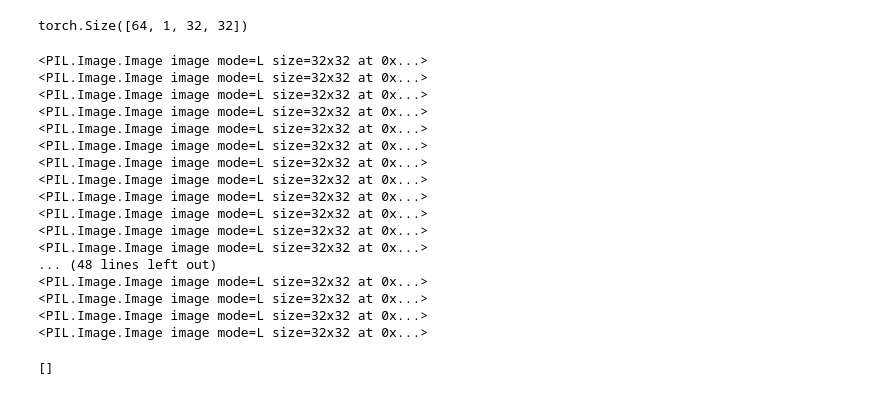
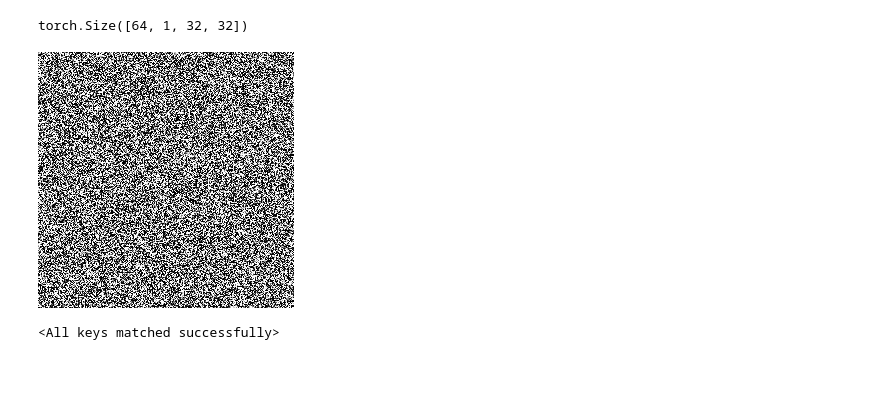
Before and after one commit to ericflip/ddpm, a Jupyter notebook: ddpm/sampling.ipynb, the cells around one changed output. Drawn from its saved outputs; the diff is of its cells as text; code cells hidden in the pictures.

Commit message:
initialize unet from checkpoint

```diff
--- a/ddpm/sampling.ipynb
+++ b/ddpm/sampling.ipynb
@@ -77,7 +77,8 @@ T = 1000
 diffusion = GaussianDiffusion(
     beta_start=beta_start,
     beta_end=beta_end,
-    timesteps=T
+    timesteps=T,
+    device="cuda"
 )
 # %%
 noise = torch.randn_like(X)
@@ -201,24 +202,25 @@ def batch_to_images(batch):
 
 
     return images
+
+def make_image_grid(images: list[Image.Image], rows: int, cols: int, resize: int = None) -> Image.Image:
+    """
+    Prepares a single grid of images. Useful for visualization purposes.
+    """
+    assert len(images) == rows * cols
+
+    if resize is not None:
+        images = [img.resize((resize, resize)) for img in images]
+
+    w, h = images[0].size
+    grid = Image.new("RGB", size=(cols * w, rows * h))
+
+    for i, img in enumerate(images):
+        grid.paste(img, box=(i % cols * w, i // cols * h))
+    return grid
-# %%
-batch_to_images(samples)
-# %% [output]
-<PIL.Image.Image image mode=L size=32x32 at 0x...>
-<PIL.Image.Image image mode=L size=32x32 at 0x...>
-<PIL.Image.Image image mode=L size=32x32 at 0x...>
-<PIL.Image.Image image mode=L size=32x32 at 0x...>
-<PIL.Image.Image image mode=L size=32x32 at 0x...>
-<PIL.Image.Image image mode=L size=32x32 at 0x...>
-<PIL.Image.Image image mode=L size=32x32 at 0x...>
-<PIL.Image.Image image mode=L size=32x32 at 0x...>
-<PIL.Image.Image image mode=L size=32x32 at 0x...>
-<PIL.Image.Image image mode=L size=32x32 at 0x...>
-<PIL.Image.Image image mode=L size=32x32 at 0x...>
-<PIL.Image.Image image mode=L size=32x32 at 0x...>
-... (48 lines left out)
-<PIL.Image.Image image mode=L size=32x32 at 0x...>
-<PIL.Image.Image image mode=L size=32x32 at 0x...>
-<PIL.Image.Image image mode=L size=32x32 at 0x...>
-<PIL.Image.Image image mode=L size=32x32 at 0x...>
-[]
+# %%
+images = batch_to_images(samples)
+
+make_image_grid(images, 8, 8)
+# %% [output]
+[figure, added]
@@ -224,0 +231,4 @@ batch_to_images(samples)
+# %%
+unet.load_state_dict(torch.load("../fashionmnist1/model.pt"))
+# %% [output]
+<All keys matched successfully>
```
Also changed, not shown: parts of 6 cells of this notebook, 7 other files.
